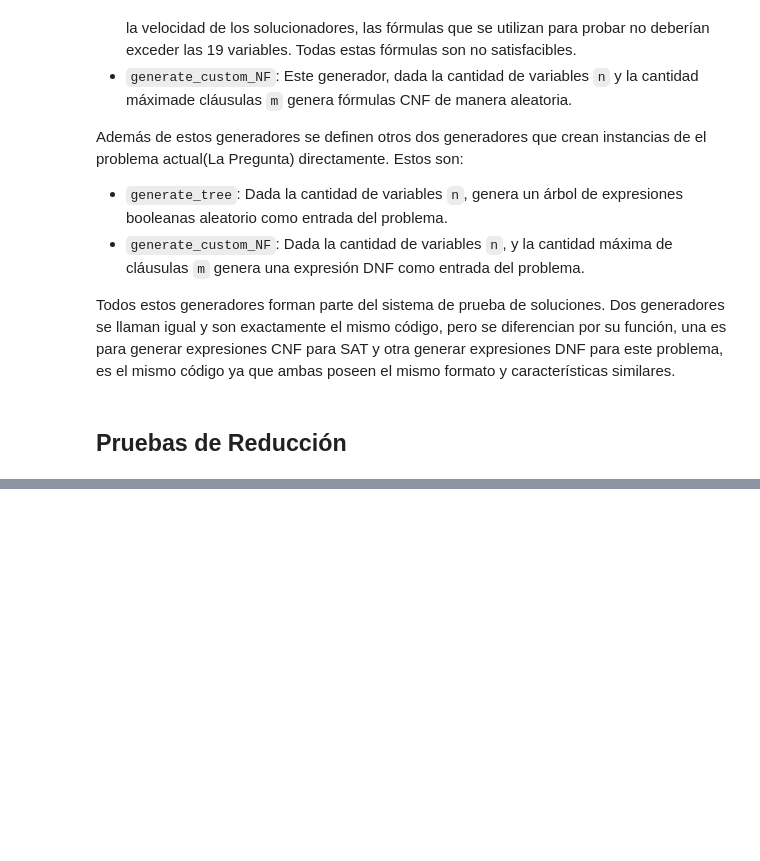
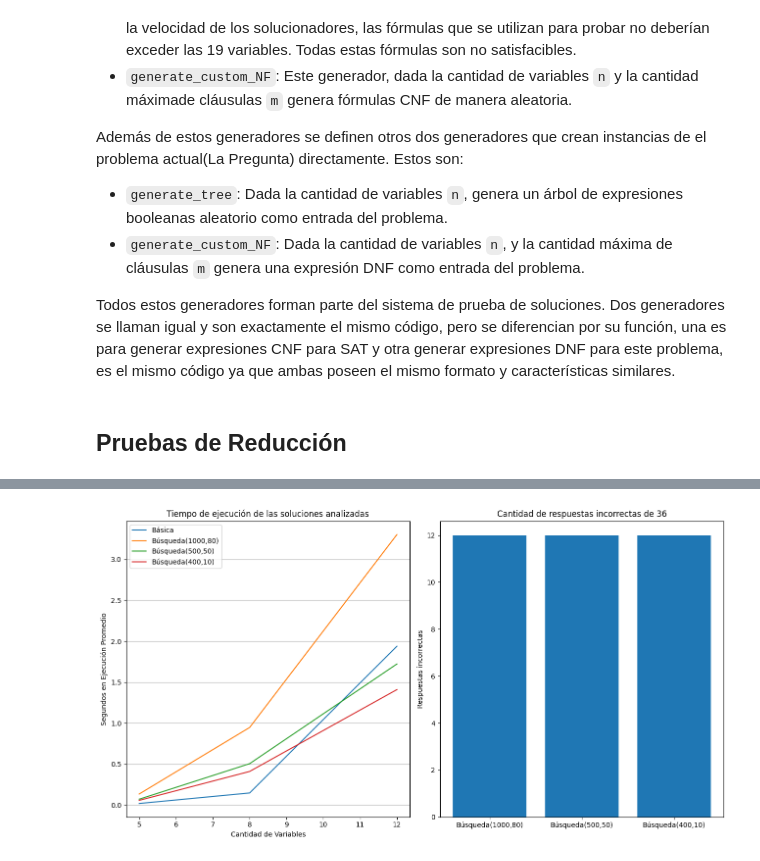
Before and after one commit to sour6ce/question-problem, a Jupyter notebook: report.ipynb, the cells around one changed output, grey strips where cells are left out. Saved outputs shown, nothing was run; the diff lists cells and outputs as text; code cells hidden in the pictures; blank space fills up the shorter version.

```diff
--- a/report.ipynb
+++ b/report.ipynb
@@ -94,17 +94,17 @@ CUSTOM_REDUC_PARAMS=[
     (8,100),
     (12,200)
 ]
-for params in CUSTOM_REDUC_PARAMS:
-    for i in range(15):
-        test=(generate_custom_NF(*params))
+# for params in CUSTOM_REDUC_PARAMS:
+#     for i in range(15):
+#         test=(generate_custom_NF(*params))
 
-        # Solve
-        sol=mini_sat_solve(test)
-        # Reduce and solve
-        res=basic_solve(from_sat_input(test))
+#         # Solve
+#         sol=mini_sat_solve(test)
+#         # Reduce and solve
+#         res=basic_solve(from_sat_input(test))
 
 
 
-        assert not((sol==False)^(res==False))
+#         assert not((sol==False)^(res==False))
 
-    print(f'Terminado de evaluar con las expresiones de {params[0]} variables.')
+#     print(f'Terminado de evaluar con las expresiones de {params[0]} variables.')
@@ -114,0 +207,6 @@ Terminado de evaluar con las expresiones de 12 variables.
+# %%
+from question.util import plot_benchmark
+
+plot_benchmark(bench,errors)
+# %% [output]
+[figure, added]
```
Also changed, not shown: parts of 3 cells of this notebook, 8 other files.
